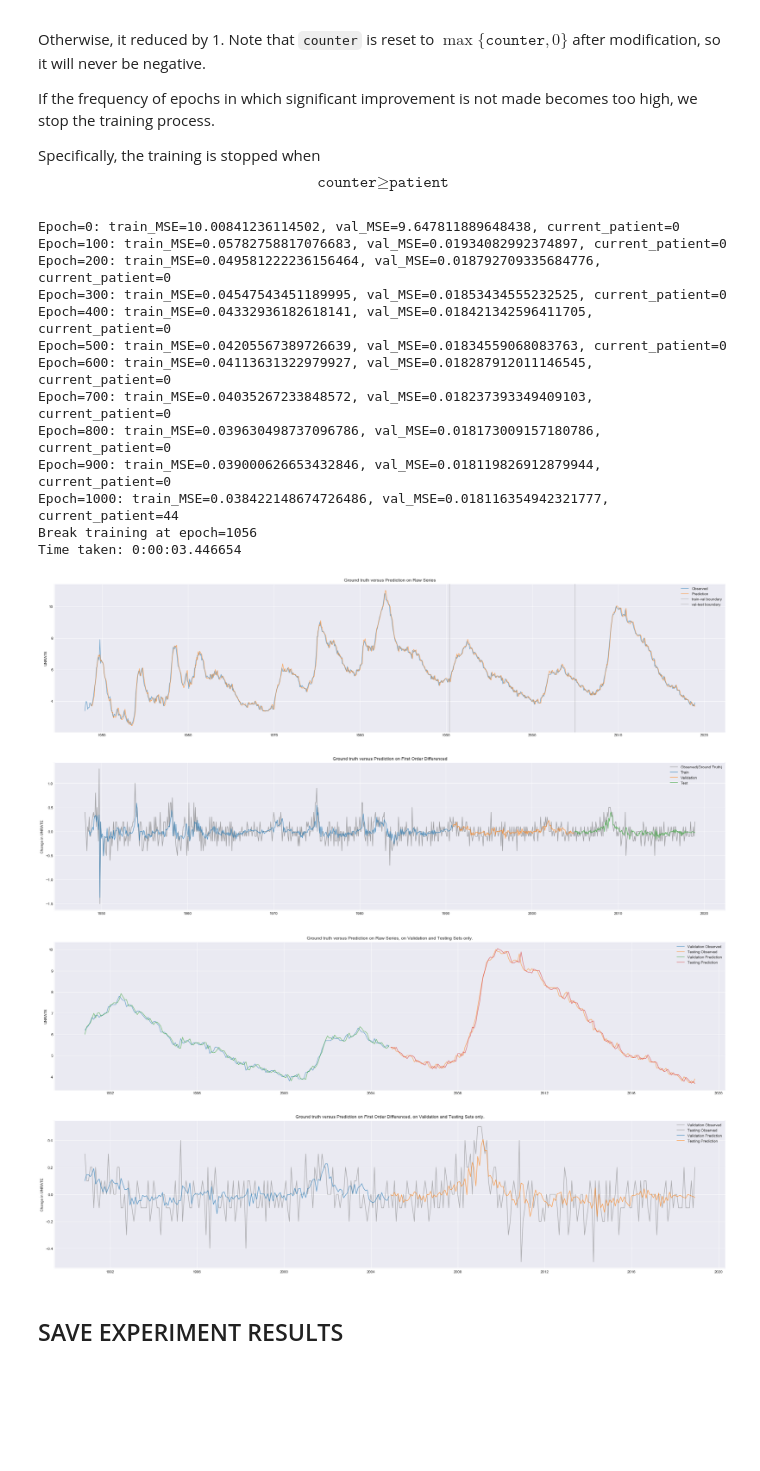
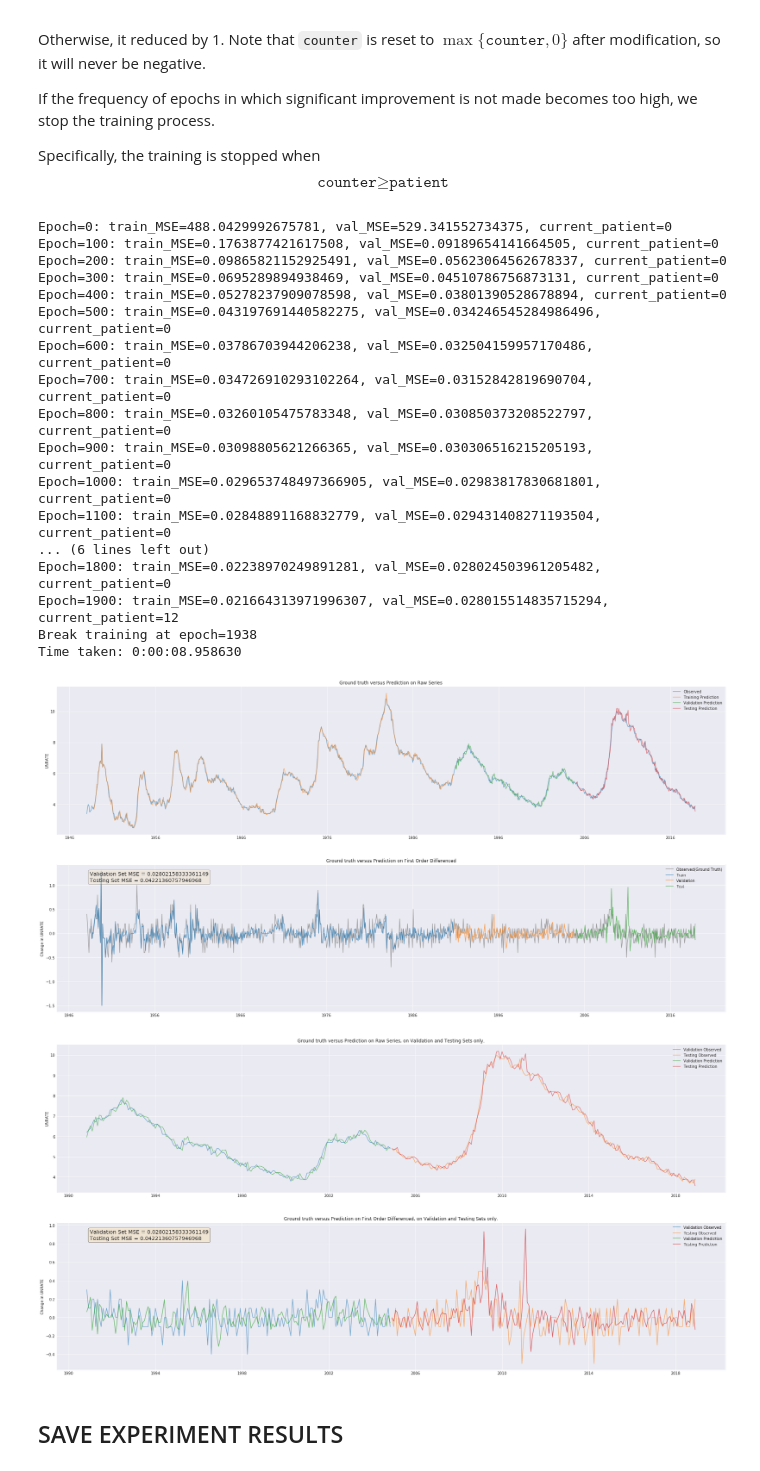
Before and after one commit to TianyuDu/AnnEconForecast, a Jupyter notebook: standalone_dev/ts_dnn.ipynb, the cells around one changed output. Cells and saved outputs as stored; diff of their text form; code cells hidden in the pictures; blank space fills up the shorter version.

```diff
--- a/standalone_dev/ts_dnn.ipynb
+++ b/standalone_dev/ts_dnn.ipynb
@@ -67,11 +67,11 @@ PARAMS = dict(
     # Model Settings
     num_inputs = 1,
     num_outputs = 1,
-    neurons = [32, 64],
+    neurons = [256, 512],
     # Model Training
     lr = 0.01,
     epochs = None,
-    patient = 100,
+    patient = 50,
     epsilon = 1e-8
 )
 # %% [markdown]
@@ -471,6 +470,10 @@ with tf.Session() as sess:
         # ==== Report ====
         if e % 100 == 0:
             print(f"Epoch={e}: train_MSE={train_mse}, val_MSE={val_mse}, current_patient={counter}")
+
+    # Summarize Training
+    val_mse_final = loss.eval(feed_dict={X: X_val, y: y_val})
+    test_mse_final = loss.eval(feed_dict={X: X_test, y: y_test})
     make_prediction = lambda data: sess.run(reg_outputs, feed_dict={X: data})
     pred_train = make_prediction(X_train)
     pred_val = make_prediction(X_val)
@@ -478,19 +481,23 @@ with tf.Session() as sess:
 
 print(f"Time taken: {datetime.datetime.now() - start}")
 # %% [output]
-Epoch=0: train_MSE=10.00841236114502, val_MSE=9.647811889648438, current_patient=0
-Epoch=100: train_MSE=0.05782758817076683, val_MSE=0.01934082992374897, current_patient=0
-Epoch=200: train_MSE=0.049581222236156464, val_MSE=0.018792709335684776, current_patient=0
-Epoch=300: train_MSE=0.04547543451189995, val_MSE=0.01853434555232525, current_patient=0
-Epoch=400: train_MSE=0.04332936182618141, val_MSE=0.018421342596411705, current_patient=0
-Epoch=500: train_MSE=0.04205567389726639, val_MSE=0.01834559068083763, current_patient=0
-Epoch=600: train_MSE=0.04113631322979927, val_MSE=0.018287912011146545, current_patient=0
-Epoch=700: train_MSE=0.04035267233848572, val_MSE=0.018237393349409103, current_patient=0
-Epoch=800: train_MSE=0.039630498737096786, val_MSE=0.018173009157180786, current_patient=0
-Epoch=900: train_MSE=0.039000626653432846, val_MSE=0.018119826912879944, current_patient=0
-Epoch=1000: train_MSE=0.038422148674726486, val_MSE=0.018116354942321777, current_patient=44
-Break training at epoch=1056
-Time taken: 0:00:03.446654
+Epoch=0: train_MSE=488.0429992675781, val_MSE=529.341552734375, current_patient=0
+Epoch=100: train_MSE=0.1763877421617508, val_MSE=0.09189654141664505, current_patient=0
+Epoch=200: train_MSE=0.09865821152925491, val_MSE=0.05623064562678337, current_patient=0
+Epoch=300: train_MSE=0.0695289894938469, val_MSE=0.04510786756873131, current_patient=0
+Epoch=400: train_MSE=0.05278237909078598, val_MSE=0.03801390528678894, current_patient=0
+Epoch=500: train_MSE=0.043197691440582275, val_MSE=0.034246545284986496, current_patient=0
+Epoch=600: train_MSE=0.03786703944206238, val_MSE=0.032504159957170486, current_patient=0
+Epoch=700: train_MSE=0.034726910293102264, val_MSE=0.03152842819690704, current_patient=0
+Epoch=800: train_MSE=0.03260105475783348, val_MSE=0.030850373208522797, current_patient=0
+Epoch=900: train_MSE=0.03098805621266365, val_MSE=0.030306516215205193, current_patient=0
+Epoch=1000: train_MSE=0.029653748497366905, val_MSE=0.02983817830681801, current_patient=0
+Epoch=1100: train_MSE=0.02848891168832779, val_MSE=0.029431408271193504, current_patient=0
+... (6 lines left out)
+Epoch=1800: train_MSE=0.02238970249891281, val_MSE=0.028024503961205482, current_patient=0
+Epoch=1900: train_MSE=0.021664313971996307, val_MSE=0.028015514835715294, current_patient=12
+Break training at epoch=1938
+Time taken: 0:00:08.958630
 # %%
 dfp_train = pd.DataFrame(data=pred_train, index=ts_train, columns=[PARAMS["lab_name"]])
 dfp_val = pd.DataFrame(data=pred_val, index=ts_val, columns=[PARAMS["lab_name"]])
@@ -506,10 +522,20 @@ rcParams["figure.figsize"] = (32, 16)
 ax1 = plt.subplot(2, 1, 1)
 plt.title("Ground truth versus Prediction on Raw Series")
 plt.plot(df, label="Observed", alpha=.6)
-plt.plot(pred_raw, label="Prediction", alpha=.6)
+plt.plot(pred_raw_train, label="Training Prediction", alpha=.6)
+plt.plot(pred_raw_val, label="Validation Prediction", alpha=.6)
+plt.plot(pred_raw_test, label="Testing Prediction", alpha=.6)
 
-plt.axvline(x=diff.index[len(X_train)+1], color="grey", alpha=.4, label="train-val boundary")
-plt.axvline(x=diff.index[-len(X_test)+1], color="grey", alpha=.4, label="val-test boundary")
+# val_mse_raw = np.mean((pred_raw_val.values - df[PARAMS["lab_name"]][ts_val]) ** 2)
+# test_mse_raw = np.mean((pred_raw_test - df[PARAMS["lab_name"]][ts_test]) ** 2)
+
+# textstr = f"Validation Set MSE = {val_mse_raw}\nTesting Set MSE = {test_mse_raw}"
+# props = dict(boxstyle='round', facecolor='wheat', alpha=0.3)
+# ax1.text(0.05, 0.95, textstr, transform=ax1.transAxes, fontsize=14,
+#         verticalalignment='top', bbox=props)
+
+# plt.axvline(x=diff.index[len(X_train)+1], color="grey", alpha=.4, label="train-val boundary")
+# plt.axvline(x=diff.index[-len(X_test)+1], color="grey", alpha=.4, label="val-test boundary")
 plt.grid(True)
 
 ax1.set_ylabel(PARAMS["lab_name"])
@@ -528,10 +554,15 @@ plt.legend()
 ax2.set_ylabel("Change in " + PARAMS["lab_name"])
 plt.grid(True)
 
+textstr = f"Validation Set MSE = {val_mse_final}\nTesting Set MSE = {test_mse_final}"
+props = dict(boxstyle='round', facecolor='wheat', alpha=0.3)
+ax2.text(0.05, 0.95, textstr, transform=ax2.transAxes, fontsize=14,
+        verticalalignment='top', bbox=props)
+
 plt.savefig(paths["fig"] + "/pred_all.png", dpi=600)
 plt.show()
 # %% [output]
-[figure, old version]
+[figure, new version]
 # %%
 plt.close()
 rcParams["figure.figsize"] = (32, 16)
@@ -540,36 +571,42 @@ ax1 = plt.subplot(2, 1, 1)
 plt.title("Ground truth versus Prediction on Raw Series, on Validation and Testing Sets only.")
 
 plt.plot(df[PARAMS["lab_name"]][ts_val], label="Validation Observed", alpha=.6)
 plt.plot(df[PARAMS["lab_name"]][ts_test], label="Testing Observed", alpha=.6)
 
 plt.plot(pred_raw[PARAMS["lab_name"]][ts_val], label="Validation Prediction", alpha=.6)
 plt.plot(pred_raw[PARAMS["lab_name"]][ts_test], label="Testing Prediction", alpha=.6)
 
 # plt.axvline(x=diff.index[len(X_train)+1], color="grey", alpha=.4, label="train-val boundary")
 plt.grid(True)
 
 ax1.set_ylabel(PARAMS["lab_name"])
 plt.legend()
 
 # ==== First order differenced ====
 ax2 = plt.subplot(2, 1, 2)
 rcParams["figure.figsize"] = (32, 16)
 plt.title("Ground truth versus Prediction on First Order Differenced, on Validation and Testing Sets only.")
 
-plt.plot(diff[PARAMS["lab_name"]][ts_val], label="Validation Observed", color="grey", alpha=.6)
-plt.plot(diff[PARAMS["lab_name"]][ts_test], label="Testing Observed", color="grey", alpha=.6)
+plt.plot(diff[PARAMS["lab_name"]][ts_val], label="Validation Observed", alpha=.6)
+plt.plot(diff[PARAMS["lab_name"]][ts_test], label="Testing Observed", alpha=.6)
 
 plt.plot(dfp_val[PARAMS["lab_name"]][ts_val], label="Validation Prediction", alpha=.7)
 plt.plot(dfp_test[PARAMS["lab_name"]][ts_test], label="Testing Prediction", alpha=.7)
 plt.legend()
 
 ax2.set_ylabel("Change in " + PARAMS["lab_name"])
 plt.grid(True)
 
+textstr = f"Validation Set MSE = {val_mse_final}\nTesting Set MSE = {test_mse_final}"
+
+props = dict(boxstyle='round', facecolor='wheat', alpha=0.5)
+ax2.text(0.05, 0.95, textstr, transform=ax2.transAxes, fontsize=14,
+        verticalalignment='top', bbox=props)
+
 plt.savefig(paths["fig"] + "/pred_off_sample.png", dpi=600)
 plt.show()
 # %% [output]
-[figure, old version]
+[figure, new version]
 # %% [markdown]
 ## SAVE EXPERIMENT RESULTS
 # %%
```
Also changed, not shown: parts of 4 cells of this notebook.
